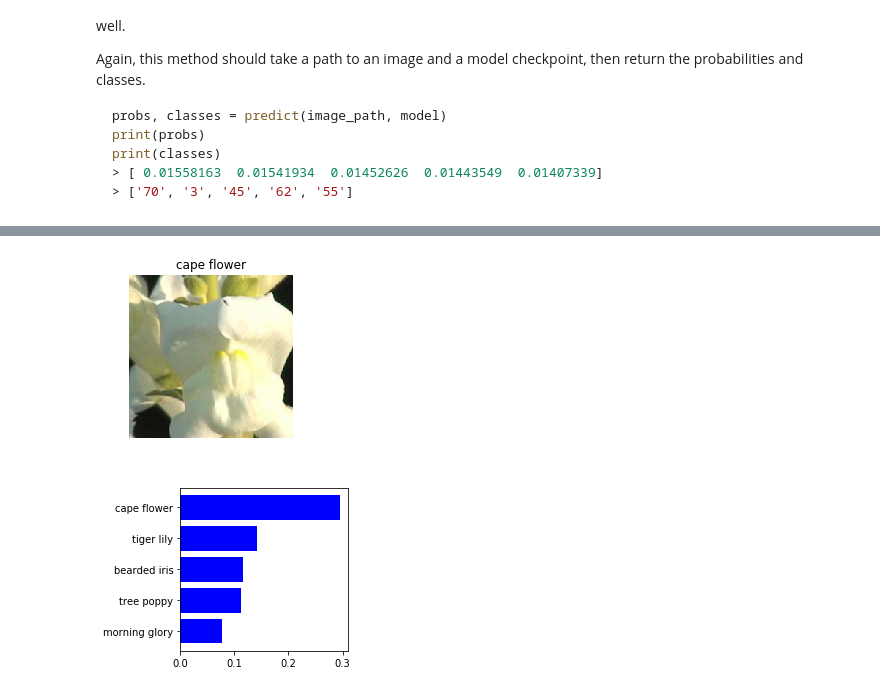
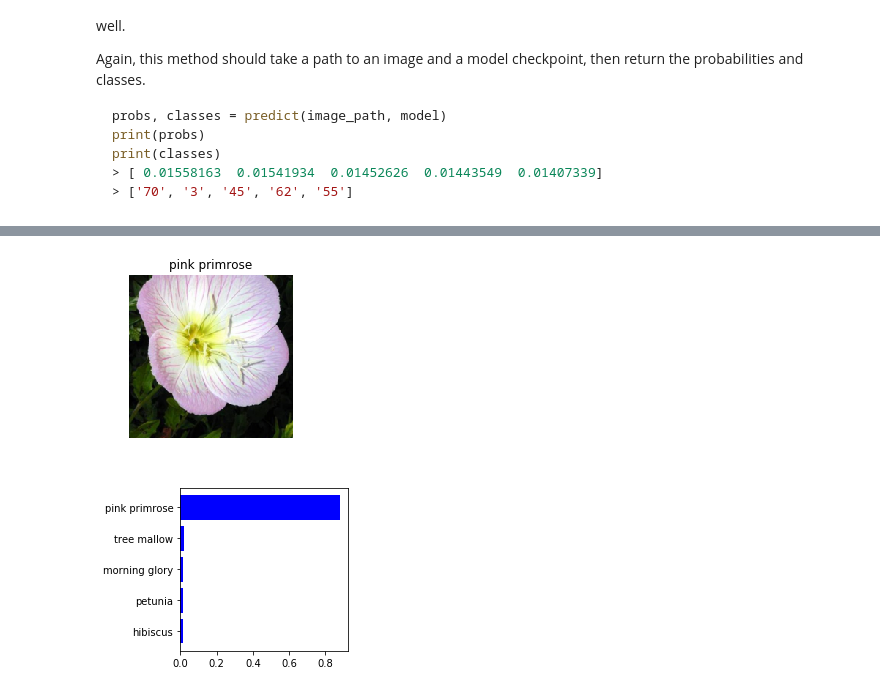
Before and after one commit to kwahid/Create-Your-Own-Image-Classifier, a Jupyter notebook: Image Classifier Project.ipynb, the cells around one changed output, grey strips where cells are left out. Saved outputs shown, nothing was run; the diff lists cells and outputs as text; code cells hidden in the pictures.

Commit message:
Version 2 files after first review

```diff
--- a/Image Classifier Project.ipynb
+++ b/Image Classifier Project.ipynb
@@ -376,7 +391,7 @@ def imshow(image, ax=None, title=None):
 
     # PyTorch tensors assume the color channel is the first dimension
     # but matplotlib assumes is the third dimension
-    image = image.numpy().transpose((1, 2, 0))
+    image = image.transpose((1, 2, 0))
 
     # Undo preprocessing
     mean = np.array([0.485, 0.456, 0.406])
@@ -390,5 +405,13 @@ def imshow(image, ax=None, title=None):
 
     return ax
 
-imshow(process_image("flowers/test/2/image_05107.jpg"))
+#imshow(process_image("flowers/test/2/image_05107.jpg"))
+
+img_path = 'flowers/test/2/image_05107.jpg'
+
+with Image.open(img_path) as image: # original
+    plt.imshow(image)
+
+with Image.open(img_path) as image: #processed with functions
+    imshow(process_image(image))
 # %% [output]
@@ -431,7 +454,12 @@ def predict(image_path, model, topk=5):
 
     probability = F.softmax(output.data,dim=1) # use F
 
-    return probability.topk(topk)
+    indeces = np.array(probability.topk(topk)[0][0])
+
+    index_to_class = {val: key for key, val in model.class_to_idx.items()} # from reviewer advice
+    top_classes = [np.int(index_to_class[each]) for each in np.array(probability.topk(topk)[1][0])]
+
+    return indeces, top_classes
 # %% [markdown]
 ## Sanity Checking
 
@@ -443,36 +471,31 @@ You can convert from the class integer encoding to actual flower names with the
 # %%
 # TODO: Display an image along with the top 5 classes
 plt.figure(figsize=(3,3))
 #plt.subplot(211)
 
-path = 'flowers/test/1/image_06743.jpg'
+path = 'flowers/test/1/image_06743.jpg' # pink primrose test
 
-probabilities = predict(path, model)
+indeces, classes = predict(path, model)
 image = process_image(path)
-max_index = np.array(probabilities[1][0][0]) + 1
+max_index = classes[0]
 
 axs = imshow(image, ax = plt)
 axs.axis('off')
 axs.title(cat_to_name[str(max_index)])
 axs.show()
 
-a = np.array(probabilities[0][0])
-#print(a)
-b = [cat_to_name[str(index + 1)] for index in np.array(probabilities[1][0])]
-#print(b)
-
 # following graph is adapted from https://matplotlib.org/gallery/lines_bars_and_markers/barh.html
 plt.figure(figsize=(3,3))
 #plt.subplot(212)
 
-names = [cat_to_name[str(index + 1)] for index in np.array(probabilities[1][0])]
+names = [cat_to_name[str(index)] for index in classes]
 y_pos = np.arange(len(names))
 performance = np.array(probabilities[0][0])
 
 plt.barh(y_pos, performance, align='center',
         color='blue')
 plt.yticks(y_pos, names)
 plt.gca().invert_yaxis()  # labels read top-to-bottom
 # %% [output]
-[figure, old version]
+[figure, new version]
-[figure, old version]
+[figure, new version]
```
Also changed, not shown: parts of 8 cells of this notebook, 3 other files.
